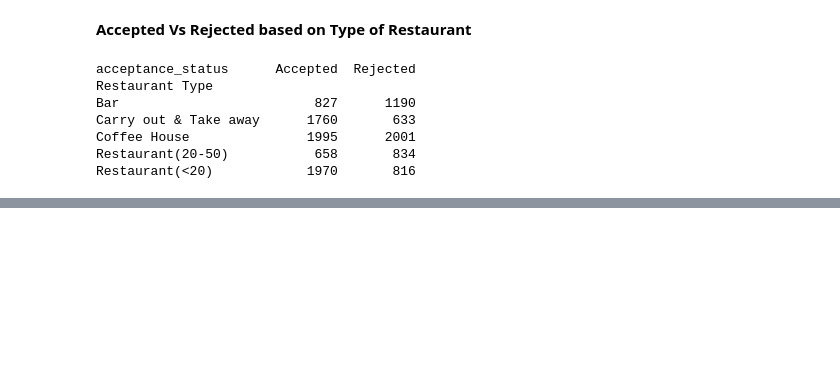
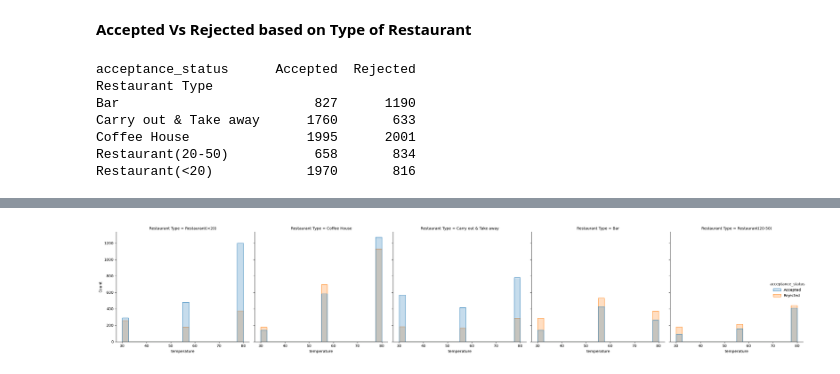
Before and after one commit to mitsuhasasxc/mlai-berkeley-pracapp-coupons, a Jupyter notebook: checkCouponAcceptance.ipynb, the cells around one changed output, grey strips where cells are left out. Saved outputs shown, nothing was run; the diff lists cells and outputs as text; code cells hidden in the pictures; blank space fills up the shorter version.

```diff
--- a/checkCouponAcceptance.ipynb
+++ b/checkCouponAcceptance.ipynb
@@ -270,0 +389,8 @@ plt.close()
+# %%
+sns.displot( data=ds_additional_analysis, x="temperature", hue="acceptance_status", col="Restaurant Type", bins=20, kde=False, element="step" )
+plt.tight_layout()
+plt.savefig("plots/6b_temperature_type_hist.png")
+plt.show()
+plt.close()
+# %% [output]
+[figure, added]
```
Also changed, not shown: parts of 22 cells of this notebook, 4 other files.
